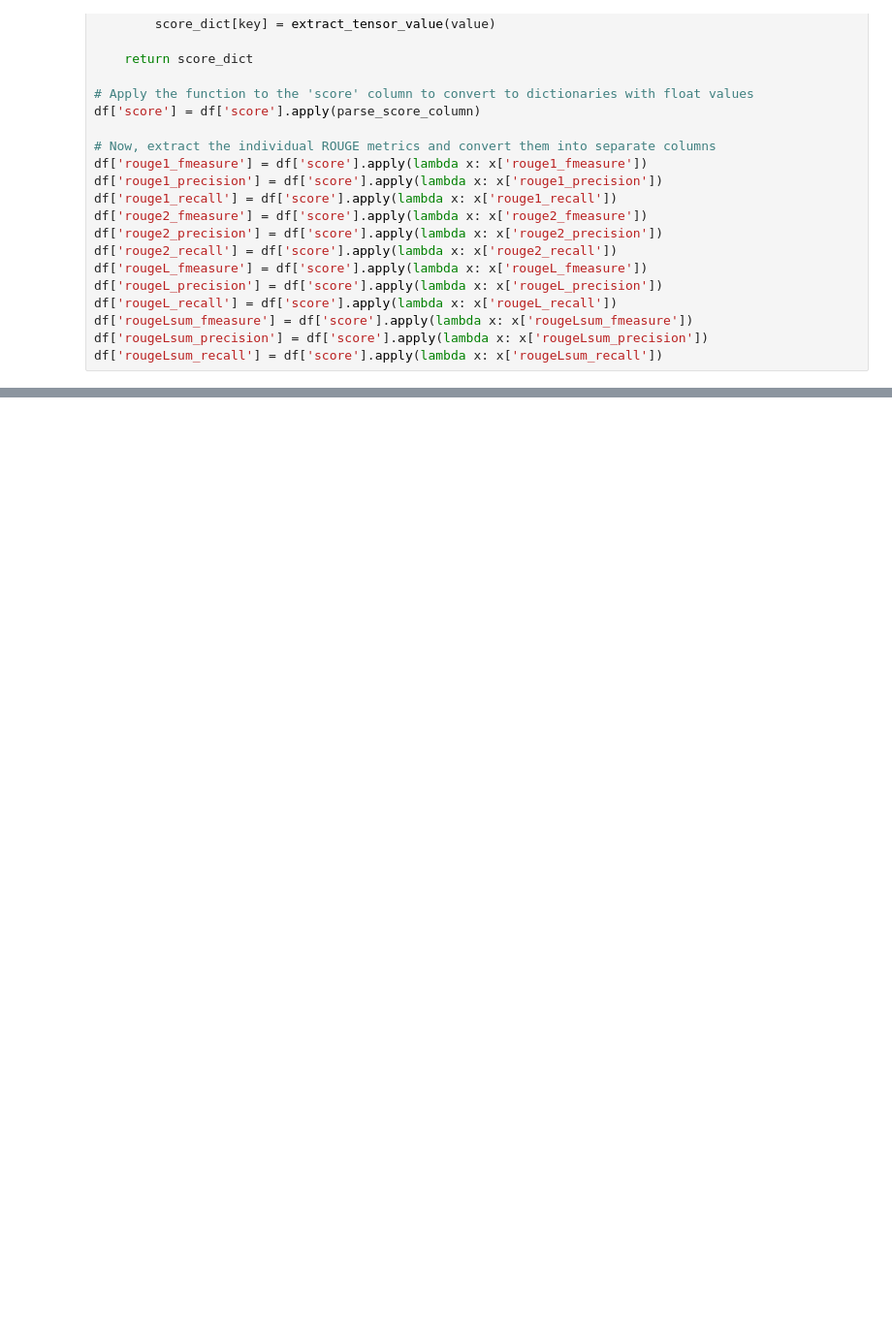
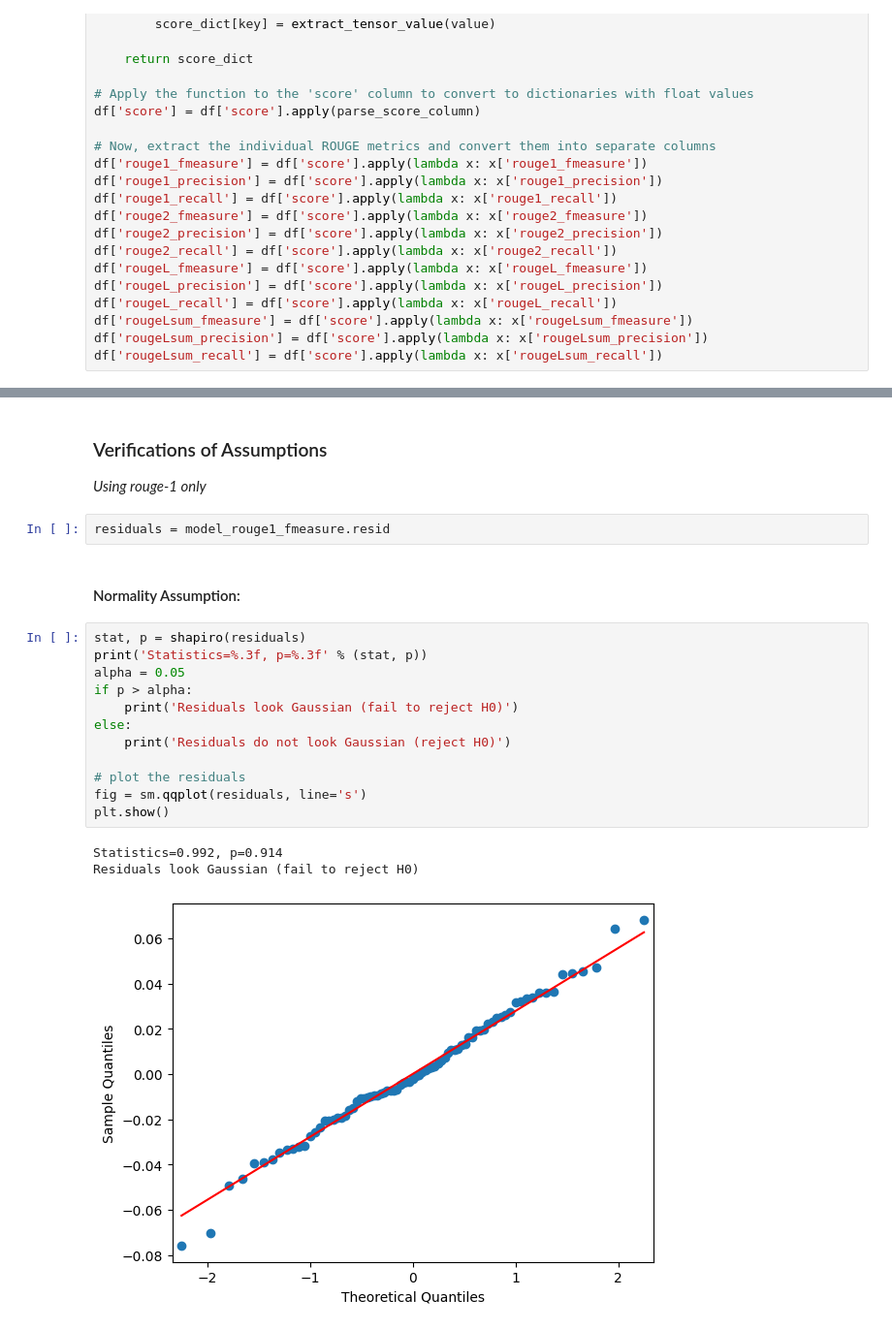
Before and after one commit to darmangerd/llama3-scheduling, a Jupyter notebook: ANOVA.ipynb, the cells around one changed output, grey strips where cells are left out. Shown at 97% size. Drawn from its saved outputs; the diff is of its cells as text; blank space fills up the shorter version.

```diff
--- a/ANOVA.ipynb
+++ b/ANOVA.ipynb
@@ -543,0 +688,23 @@ Residual           0.110437  72.0         NaN           NaN
+# %% [markdown]
+### Verifications of Assumptions
+*Using rouge-1 only*
+# %%
+residuals = model_rouge1_fmeasure.resid
+# %% [markdown]
+#### Normality Assumption:
+# %%
+stat, p = shapiro(residuals)
+print('Statistics=%.3f, p=%.3f' % (stat, p))
+alpha = 0.05
+if p > alpha:
+    print('Residuals look Gaussian (fail to reject H0)')
+else:
+    print('Residuals do not look Gaussian (reject H0)')
+
+# plot the residuals
+fig = sm.qqplot(residuals, line='s')
+plt.show()
+# %% [output]
+Statistics=0.992, p=0.914
+Residuals look Gaussian (fail to reject H0)
+[figure, added]
```
Also changed, not shown: parts of 38 cells of this notebook.
